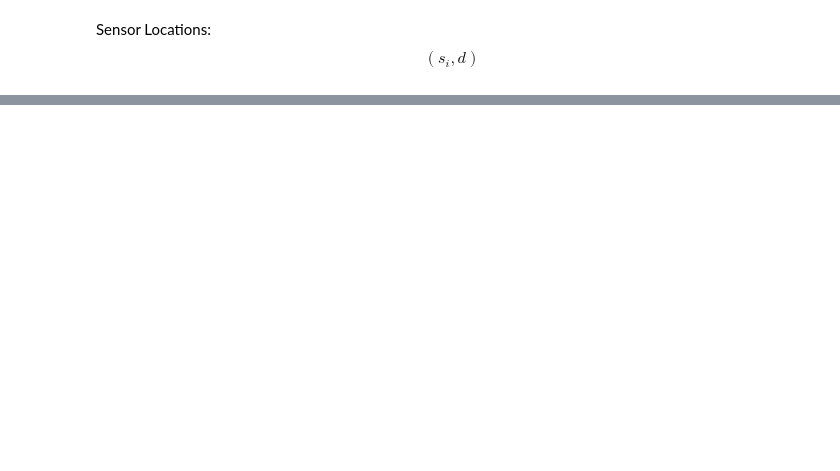
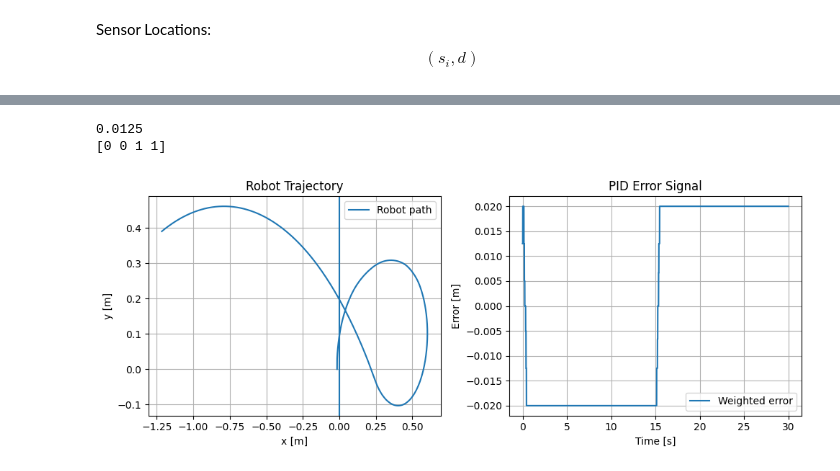
Before and after one commit to AranA-eng/IDP-Group-M209, a Jupyter notebook: Path Following Algo Design/simulation.ipynb, the cells around one changed output, grey strips where cells are left out. Drawn from its saved outputs; the diff is of its cells as text; code cells hidden in the pictures; blank space fills up the shorter version.

```diff
--- a/Path Following Algo Design/simulation.ipynb
+++ b/Path Following Algo Design/simulation.ipynb
@@ -64,9 +66,9 @@ Sensor Locations:
 \end{equation}
 # %%
 thickness = 0.02 # 2cm
-sensor_offsets = [-0.03, -0.01, 0.01, 0.03]
-d = 0.05
-def sensor_readings(x, y, theta, sensor_offsets, d = d, line_x = 0, thickness = thickness):
+sensor_offsets = [-0.02, -0.005, 0.005, 0.02]
+d = 0.20
+def sensor_readings(x, y, theta, sensor_offsets, d = d, line_x = 0, t_line = thickness):
     """
     x, y, theta: robot state
     sensor_offsets: array of lateral offsets s_i
@@ -81,5 +83,5 @@ def sensor_readings(x, y, theta, sensor_offsets, d = d, line_x = 0, thickness =
         y_i = y + d * np.cos(theta) + s * np.sin(theta)
 
         # whether the sensors are on the line or not
-        readings.append(1 if abs(y_i - line_x) <= thickness/2 else 0)
+        readings.append(1 if abs(x_i - line_x) <= thickness/2 else 0)
     return np.array(readings)
@@ -85,0 +103,7 @@ def sensor_readings(x, y, theta, sensor_offsets, d = d, line_x = 0, thickness =
+# %%
+def weighted_sum(readings, sensor_offsets, prev_error=0.0):
+    active = sum(readings)
+    if active == 0:
+        return prev_error  # fallback if no sensors detect line
+    error = sum(s * r_i for s, r_i in zip(readings, sensor_offsets))
+    return error / active
@@ -85,0 +173,42 @@ def sensor_readings(x, y, theta, sensor_offsets, d = d, line_x = 0, thickness =
+# %%
+error_history = []
+readings_history = []
+prev_e = 0.0
+for x, y, theta in zip(sol.y[0], sol.y[1], sol.y[2]):
+    readings = sensor_readings(x, y, theta, sensor_offsets, d, line_x, thickness)
+    e = weighted_sum(readings, sensor_offsets, prev_e)
+    readings_history.append(readings)
+    error_history.append(e)
+    prev_e = e
+
+print(error_history[0])
+print(readings_history[0])
+
+# -----------------------------
+# Plot results
+# -----------------------------
+plt.figure(figsize=(10,4))
+
+plt.subplot(1,2,1)
+plt.plot(sol.y[0], sol.y[1], label='Robot path')
+plt.axvline(x = 0, ymin  = 0.0, ymax = 2.0)
+plt.xlabel('x [m]')
+plt.ylabel('y [m]')
+plt.title('Robot Trajectory')
+plt.legend()
+plt.grid(True)
+
+plt.subplot(1,2,2)
+plt.plot(sol.t, error_history, label='Weighted error')
+plt.xlabel('Time [s]')
+plt.ylabel('Error [m]')
+plt.title('PID Error Signal')
+plt.legend()
+plt.grid(True)
+
+plt.tight_layout()
+plt.show()
+# %% [output]
+0.0125
+[0 0 1 1]
+[figure, added]
```
Also changed, not shown: parts of 7 cells of this notebook.
